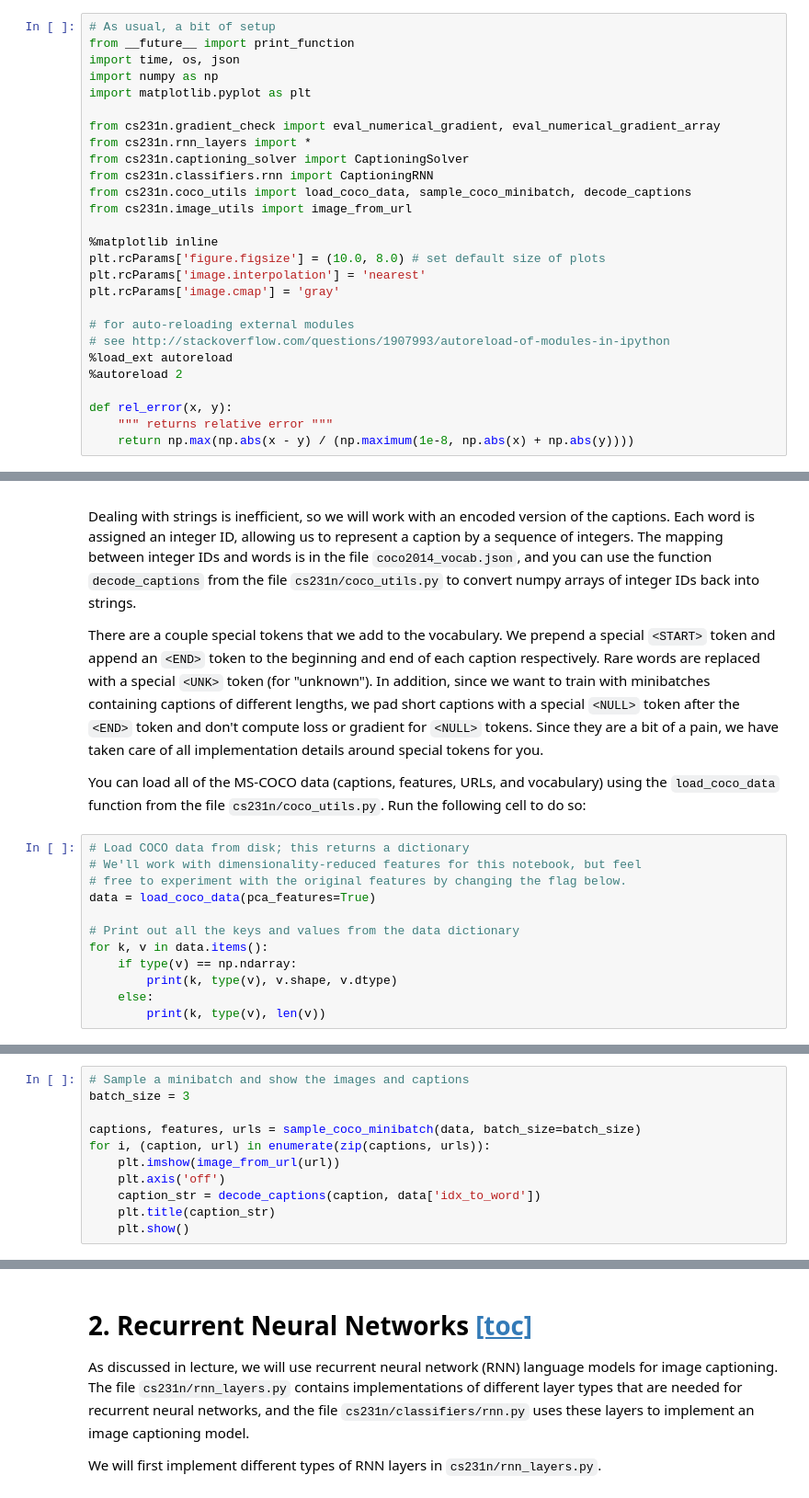
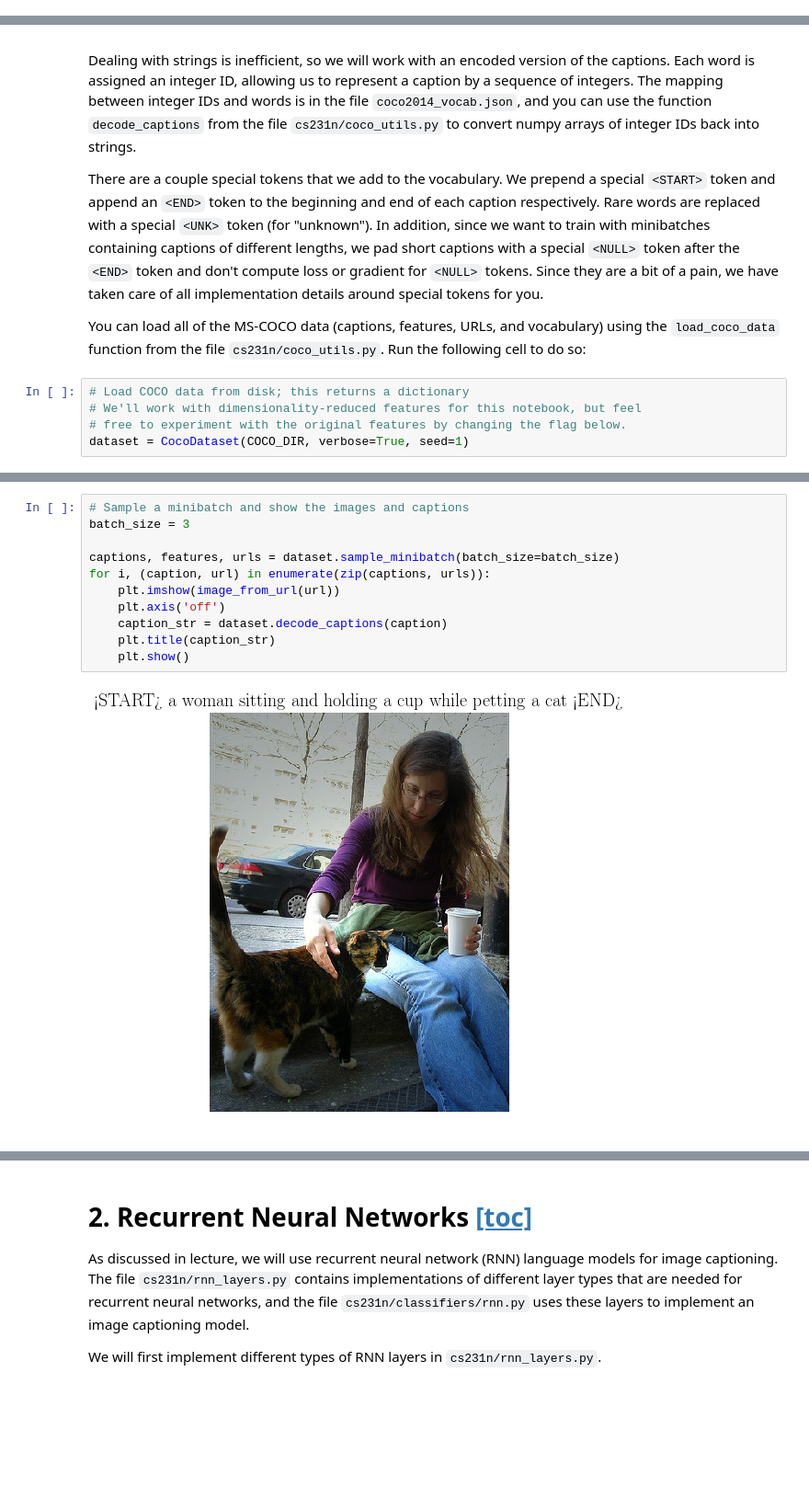
Before and after one commit to siri3us/ml, a Jupyter notebook: notebooks/CS231n/3/1_RNN.ipynb, the cells around one changed output, grey strips where cells are left out. Shown at 92% size. Saved outputs shown, nothing was run; the diff lists cells and outputs as text; blank space fills up the shorter version.

```diff
--- a/notebooks/CS231n/3/1_RNN.ipynb
+++ b/notebooks/CS231n/3/1_RNN.ipynb
@@ -1,30 +1,3 @@
 # %% [markdown]
 # Image Captioning with RNNs
 In this exercise you will implement a vanilla recurrent neural networks and use them it to train a model that can generate novel captions for images.
-# %%
-# As usual, a bit of setup
-from __future__ import print_function
-import time, os, json
-import numpy as np
-import matplotlib.pyplot as plt
-
-from cs231n.gradient_check import eval_numerical_gradient, eval_numerical_gradient_array
-from cs231n.rnn_layers import *
-from cs231n.captioning_solver import CaptioningSolver
-from cs231n.classifiers.rnn import CaptioningRNN
-from cs231n.coco_utils import load_coco_data, sample_coco_minibatch, decode_captions
-from cs231n.image_utils import image_from_url
-
-%matplotlib inline
-plt.rcParams['figure.figsize'] = (10.0, 8.0) # set default size of plots
-plt.rcParams['image.interpolation'] = 'nearest'
-plt.rcParams['image.cmap'] = 'gray'
-
-# for auto-reloading external modules
-# see http://stackoverflow.com/questions/1907993/autoreload-of-modules-in-ipython
-%load_ext autoreload
-%autoreload 2
-
-def rel_error(x, y):
-    """ returns relative error """
-    return np.max(np.abs(x - y) / (np.maximum(1e-8, np.abs(x) + np.abs(y))))
@@ -70,11 +116,4 @@ You can load all of the MS-COCO data (captions, features, URLs, and vocabulary)
 # Load COCO data from disk; this returns a dictionary
 # We'll work with dimensionality-reduced features for this notebook, but feel
 # free to experiment with the original features by changing the flag below.
-data = load_coco_data(pca_features=True)
-
-# Print out all the keys and values from the data dictionary
-for k, v in data.items():
-    if type(v) == np.ndarray:
-        print(k, type(v), v.shape, v.dtype)
-    else:
-        print(k, type(v), len(v))
+dataset = CocoDataset(COCO_DIR, verbose=True, seed=1)
@@ -89,11 +139,13 @@ Note that we decode the captions using the `decode_captions` function and that w
 # %%
 # Sample a minibatch and show the images and captions
 batch_size = 3
 
-captions, features, urls = sample_coco_minibatch(data, batch_size=batch_size)
+captions, features, urls = dataset.sample_minibatch(batch_size=batch_size)
 for i, (caption, url) in enumerate(zip(captions, urls)):
     plt.imshow(image_from_url(url))
     plt.axis('off')
-    caption_str = decode_captions(caption, data['idx_to_word'])
+    caption_str = dataset.decode_captions(caption)
     plt.title(caption_str)
     plt.show()
+# %% [output]
+[figure, added]
```
Also changed, not shown: parts of 9 cells of this notebook, 33 other files.
